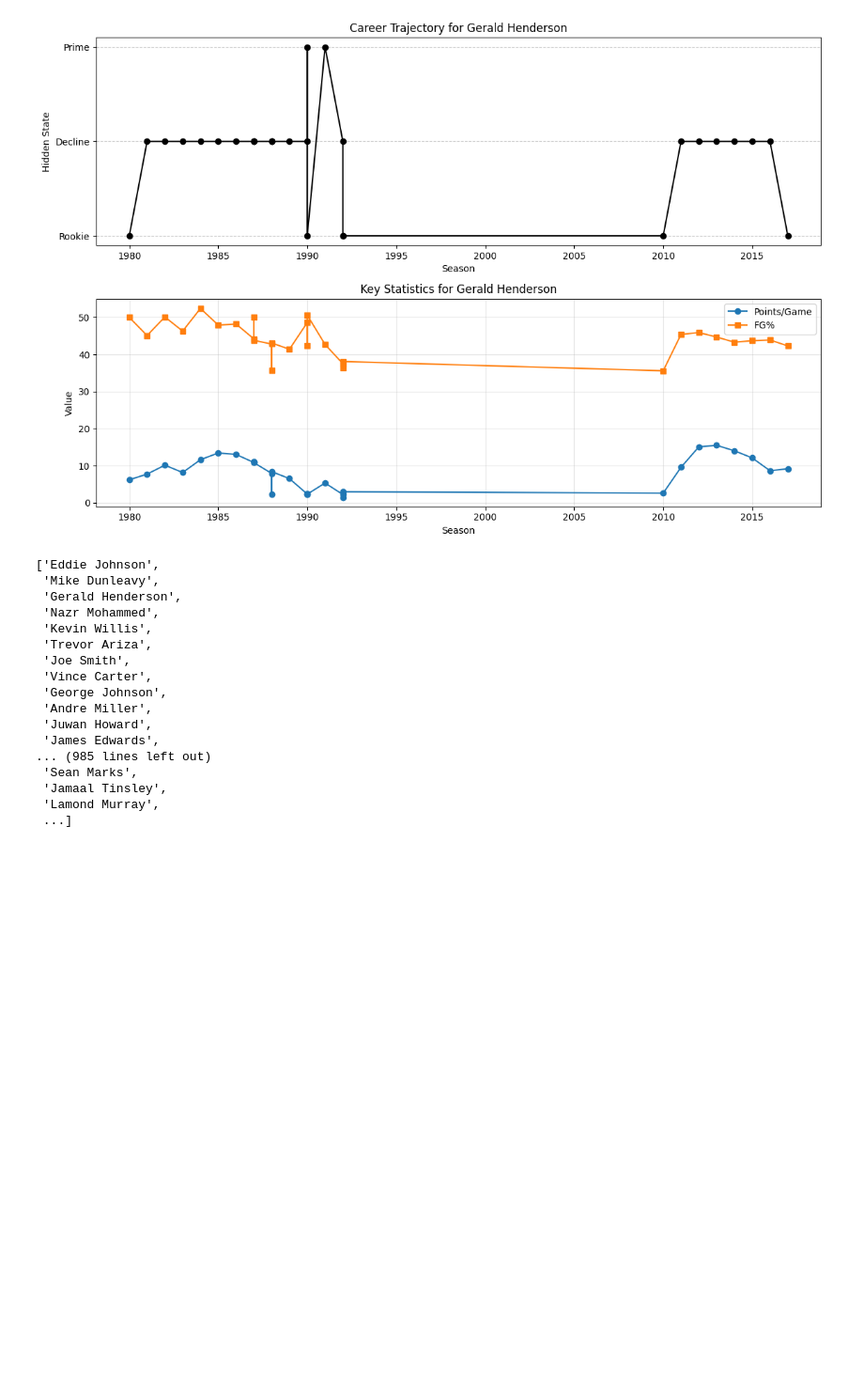
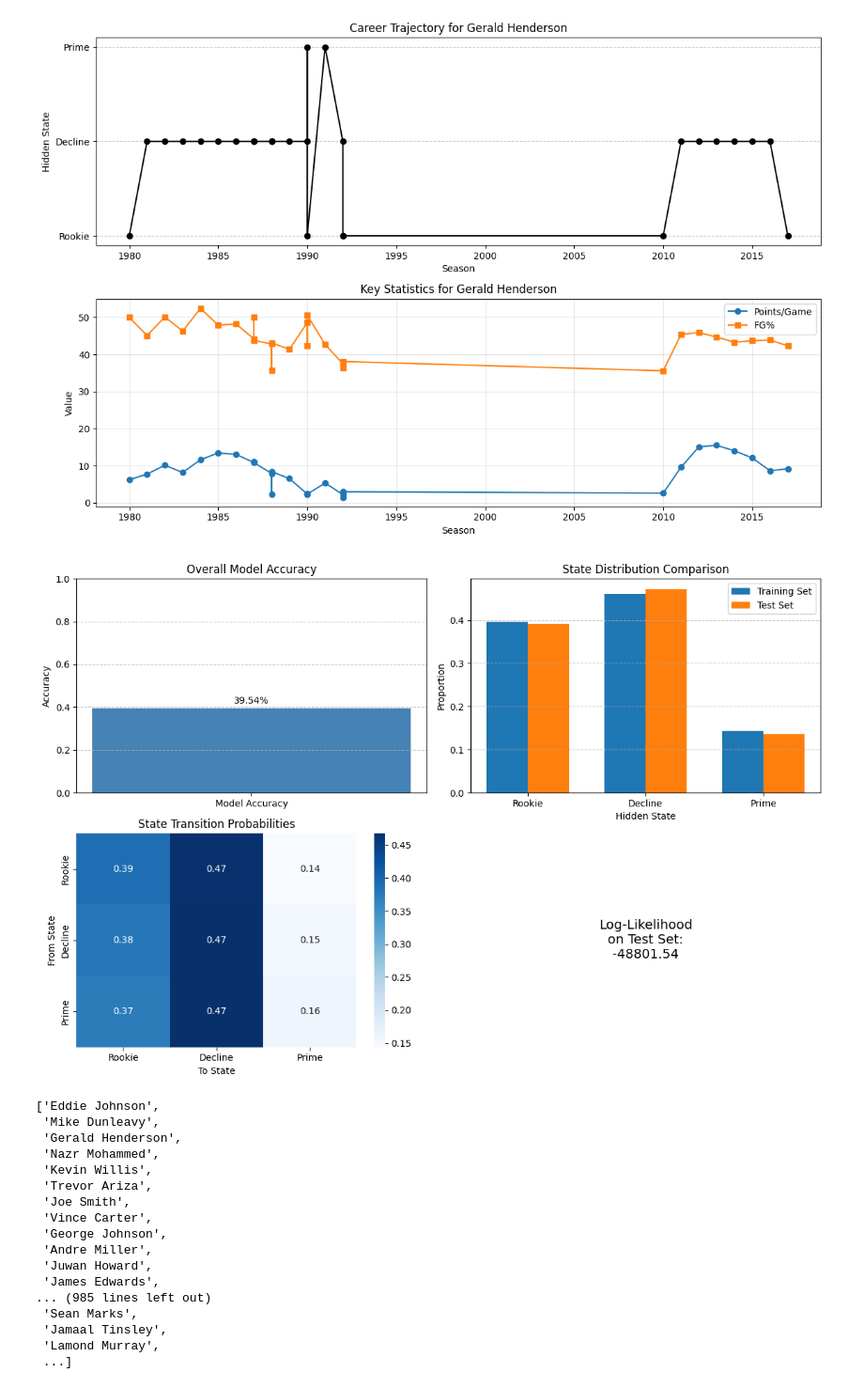
Before and after one commit to ryanjwong/hotel-recommendation, a Jupyter notebook: milestone3.ipynb, the cells around one changed output. Shown: that part at 94% size. Drawn from its saved outputs; the diff is of its cells as text; code cells hidden in the pictures; blank space fills up the shorter version.

Commit message:
accuracy

```diff
--- a/milestone3.ipynb
+++ b/milestone3.ipynb
@@ -243,6 +243,51 @@ if long_career_players:
 [figure]
 [figure]
 [figure]
+# %%
+plt.figure(figsize=(12, 8))
+
+plt.subplot(2, 2, 1)
+plt.bar(['Model Accuracy'], [accuracy], color='steelblue')
+plt.title('Overall Model Accuracy')
+plt.ylabel('Accuracy')
+plt.ylim(0, 1)
+plt.text(0, accuracy + 0.02, f'{accuracy:.2%}', ha='center')
+plt.grid(axis='y', linestyle='--', alpha=0.7)
+
+plt.subplot(2, 2, 2)
+train_state_counts = pd.Series(train_predictions).value_counts(normalize=True).sort_index()
+test_state_counts = pd.Series(test_predictions).value_counts(normalize=True).sort_index()
+
+x = np.arange(len(state_mapping))
+width = 0.35
+plt.bar(x - width/2, train_state_counts, width, label='Training Set')
+plt.bar(x + width/2, test_state_counts, width, label='Test Set')
+plt.xlabel('Hidden State')
+plt.ylabel('Proportion')
+plt.title('State Distribution Comparison')
+plt.xticks(x, [state_mapping[i] for i in range(3)])
+plt.legend()
+plt.grid(axis='y', linestyle='--', alpha=0.7)
+
+plt.subplot(2, 2, 3)
+sns.heatmap(model.transmat_, annot=True, cmap='Blues',
+            xticklabels=[state_mapping[i] for i in range(3)],
+            yticklabels=[state_mapping[i] for i in range(3)])
+plt.title('State Transition Probabilities')
+plt.xlabel('To State')
+plt.ylabel('From State')
+
+plt.subplot(2, 2, 4)
+log_likelihood = model.score(X_test)
+plt.text(0.5, 0.5, f'Log-Likelihood\non Test Set:\n{log_likelihood:.2f}',
+         ha='center', va='center', fontsize=14)
+plt.axis('off')
+
+plt.tight_layout()
+plt.savefig("model_performance.png")
+plt.show()
+# %% [output]
+[figure, added]
 # %%
 long_career_players
 # %% [output]
```
Also changed, not shown: 1 other file.
